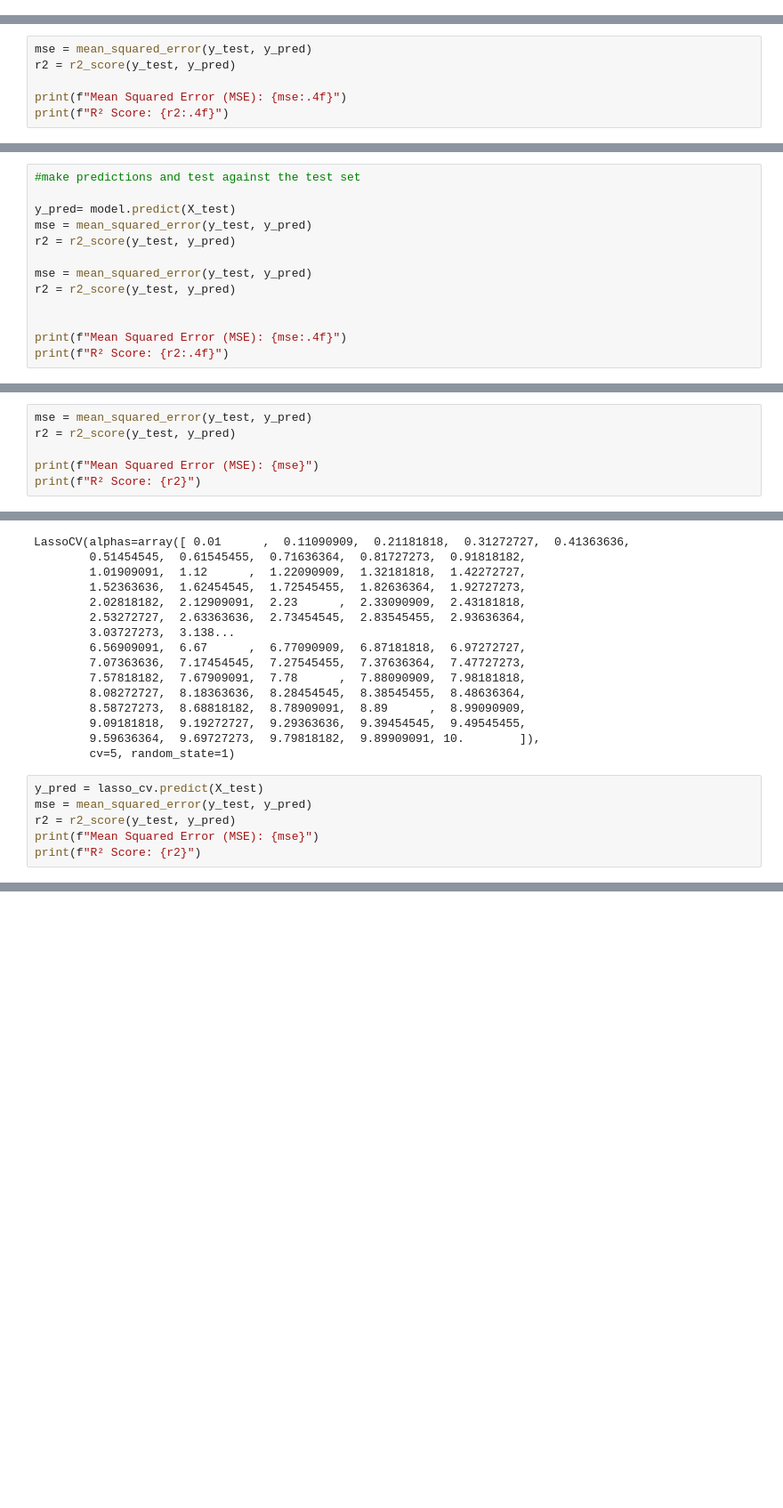
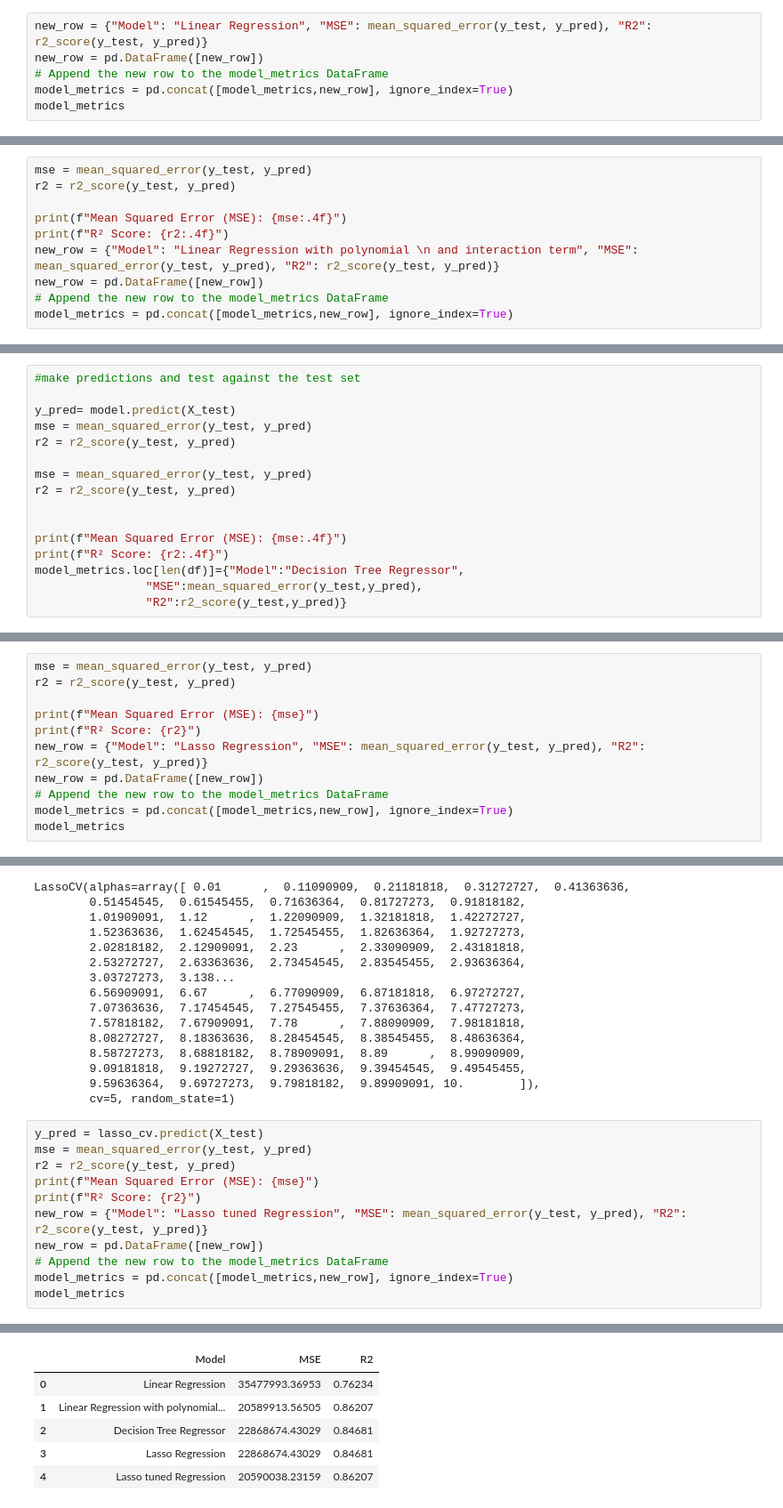
Before and after one commit to aposs1917/Medical-insurance-payout, a Jupyter notebook: medical insurance payout.ipynb, the cells around one changed output, grey strips where cells are left out. Shown at 89% size. Saved outputs shown, nothing was run; the diff lists cells and outputs as text; blank space fills up the shorter version.

```diff
--- a/medical insurance payout.ipynb
+++ b/medical insurance payout.ipynb
@@ -167,0 +172,6 @@ plt.show()
+# %%
+new_row = {"Model": "Linear Regression", "MSE": mean_squared_error(y_test, y_pred), "R2": r2_score(y_test, y_pred)}
+new_row = pd.DataFrame([new_row])
+# Append the new row to the model_metrics DataFrame
+model_metrics = pd.concat([model_metrics,new_row], ignore_index=True)
+model_metrics
@@ -212,6 +219,10 @@ r2 = r2_score(y_test, y_pred)
 
 print(f"Mean Squared Error (MSE): {mse:.4f}")
 print(f"R² Score: {r2:.4f}")
+new_row = {"Model": "Linear Regression with polynomial \n and interaction term", "MSE": mean_squared_error(y_test, y_pred), "R2": r2_score(y_test, y_pred)}
+new_row = pd.DataFrame([new_row])
+# Append the new row to the model_metrics DataFrame
+model_metrics = pd.concat([model_metrics,new_row], ignore_index=True)
 # %% [output]
 Mean Squared Error (MSE): 20589913.5650
 R² Score: 0.8621
@@ -264,6 +275,9 @@ r2 = r2_score(y_test, y_pred)
 
 print(f"Mean Squared Error (MSE): {mse:.4f}")
 print(f"R² Score: {r2:.4f}")
+model_metrics.loc[len(df)]={"Model":"Decision Tree Regressor",
+                "MSE":mean_squared_error(y_test,y_pred),
+                "R2":r2_score(y_test,y_pred)}
 # %% [output]
 Mean Squared Error (MSE): 22868674.4303
 R² Score: 0.8468
@@ -296,6 +310,11 @@ r2 = r2_score(y_test, y_pred)
 
 print(f"Mean Squared Error (MSE): {mse}")
 print(f"R² Score: {r2}")
+new_row = {"Model": "Lasso Regression", "MSE": mean_squared_error(y_test, y_pred), "R2": r2_score(y_test, y_pred)}
+new_row = pd.DataFrame([new_row])
+# Append the new row to the model_metrics DataFrame
+model_metrics = pd.concat([model_metrics,new_row], ignore_index=True)
+model_metrics
 # %% [output]
 Mean Squared Error (MSE): 22868674.43028774
 R² Score: 0.8468074996864368
@@ -324,9 +348,20 @@ LassoCV(alphas=array([ 0.01      ,  0.11090909,  0.21181818,  0.31272727,  0.413
 # %%
 y_pred = lasso_cv.predict(X_test)
 mse = mean_squared_error(y_test, y_pred)
 r2 = r2_score(y_test, y_pred)
 print(f"Mean Squared Error (MSE): {mse}")
 print(f"R² Score: {r2}")
+new_row = {"Model": "Lasso tuned Regression", "MSE": mean_squared_error(y_test, y_pred), "R2": r2_score(y_test, y_pred)}
+new_row = pd.DataFrame([new_row])
+# Append the new row to the model_metrics DataFrame
+model_metrics = pd.concat([model_metrics,new_row], ignore_index=True)
+model_metrics
 # %% [output]
 Mean Squared Error (MSE): 20590038.231588855
 R² Score: 0.8620716103216102
+|  | Model | MSE | R2 |
+| 0 | Linear Regression | 35477993.36953 | 0.76234 |
+| 1 | Linear Regression with polynomial... | 20589913.56505 | 0.86207 |
+| 2 | Decision Tree Regressor | 22868674.43029 | 0.84681 |
+| 3 | Lasso Regression | 22868674.43029 | 0.84681 |
+| 4 | Lasso tuned Regression | 20590038.23159 | 0.86207 |
```
Also changed, not shown: parts of 10 cells of this notebook.
